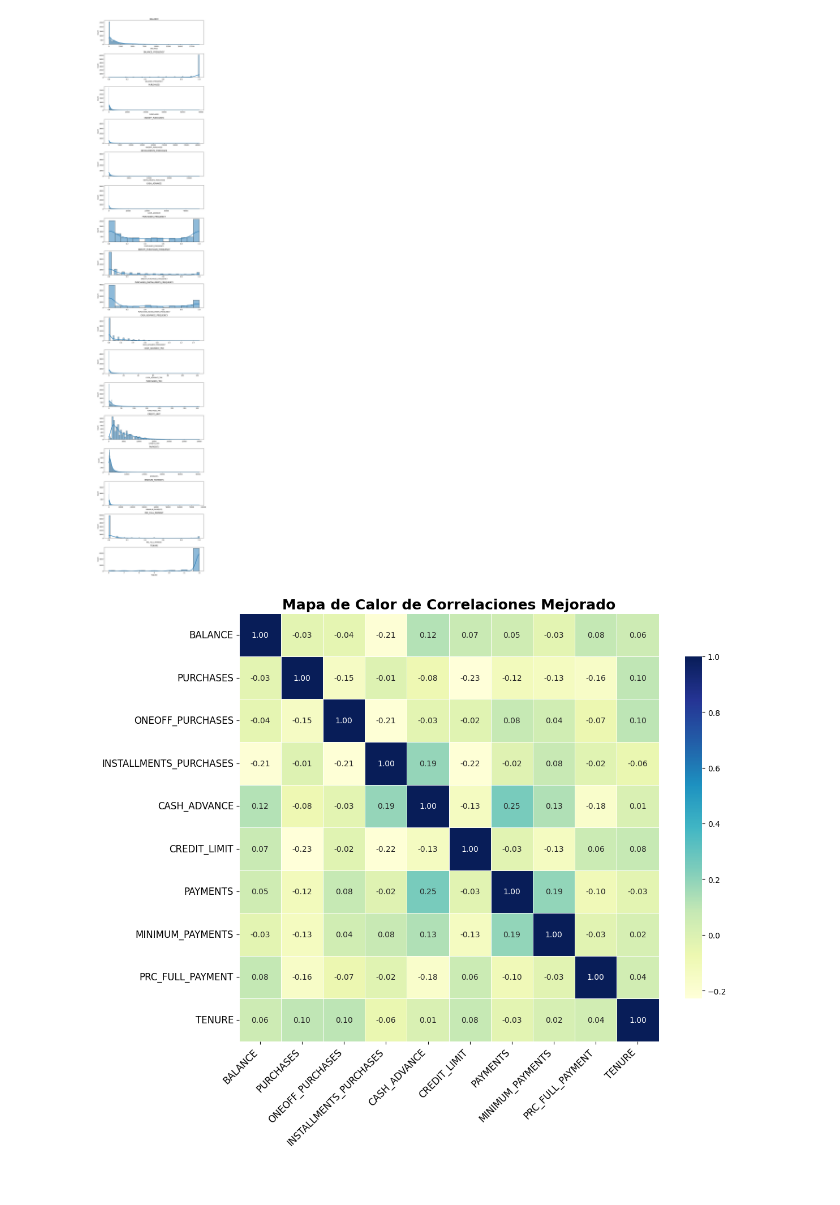
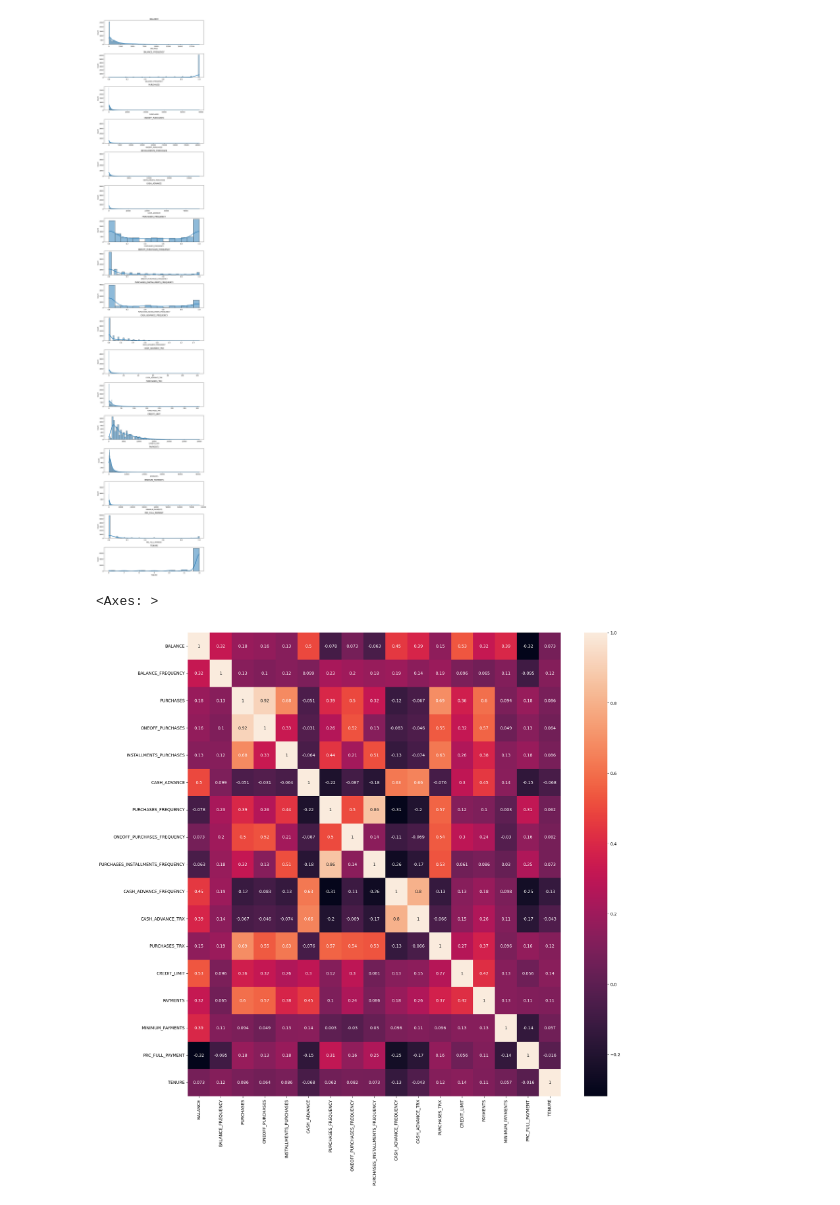
Before and after one commit to CD-AC/DataScience-CustomerSegmentation, a Jupyter notebook: DataSciense_CustomerSegmentation.ipynb, the cells around one changed output. Cells and saved outputs as stored; diff of their text form; code cells hidden in the pictures.

```diff
--- a/DataSciense_CustomerSegmentation.ipynb
+++ b/DataSciense_CustomerSegmentation.ipynb
@@ -127,19 +125,9 @@ plt.tight_layout()
 [figure]
 # %%
 correlations = creditcard_df.corr()
-# %%
-# Mejora en el mapa de calor de correlaciones con mejor aspecto y otros colores
-plt.figure(figsize=(12, 10))
-
-# Creación del heatmap con mejoras en colores y estilo
-sns.heatmap(correlations, annot=True, fmt='.2f', cmap='YlGnBu', linewidths=0.5, cbar_kws={"shrink": .8})
-
-# Ajustes adicionales
-plt.title("Mapa de Calor de Correlaciones Mejorado", fontsize=18, fontweight='bold')
-plt.xticks(rotation=45, ha='right', fontsize=12)
-plt.yticks(fontsize=12)
-plt.tight_layout()
-
-plt.show()
-# %% [output]
-[figure, removed]
+# %%
+f, ax = plt.subplots(figsize = (20,20))
+sns.heatmap(correlations, annot = True)
+# %% [output]
+<Axes: >
+[figure, added]
```
Also changed, not shown: parts of 6 cells of this notebook.
